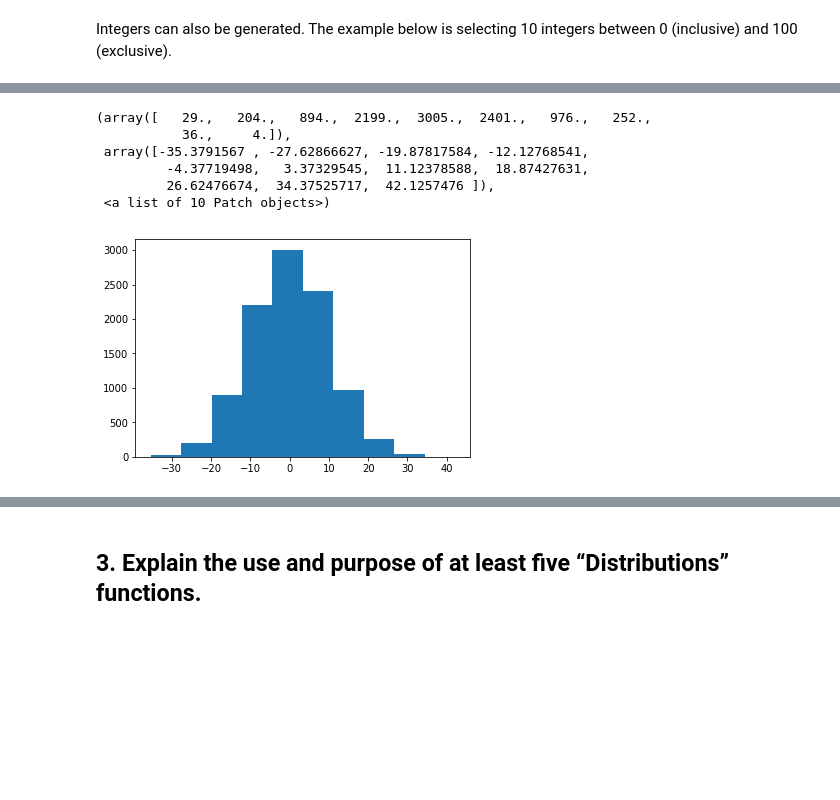
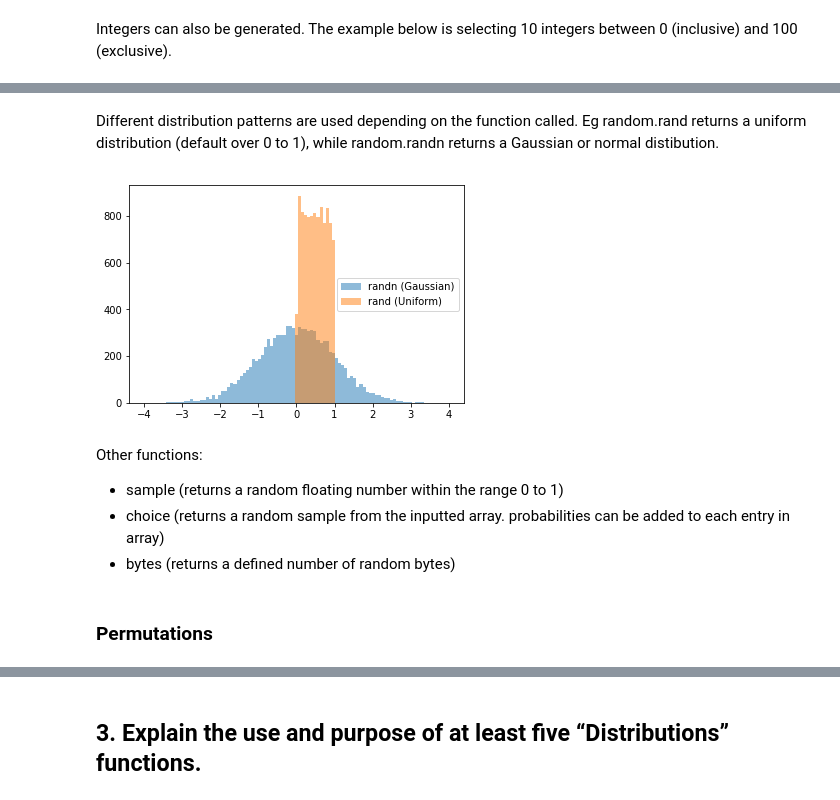
Before and after one commit to MKelly1303/GMIT_52465_Prog_Assignment1, a Jupyter notebook: 52465-Assignment_1_Mark_Kelly.ipynb, the cells around one changed output, grey strips where cells are left out. Cells and saved outputs as stored; diff of their text form; code cells hidden in the pictures; blank space fills up the shorter version.

```diff
--- a/52465-Assignment_1_Mark_Kelly.ipynb
+++ b/52465-Assignment_1_Mark_Kelly.ipynb
@@ -45,11 +46,22 @@ array([36, 63,  7, 44, 22, 74, 20, 76, 20, 17])
-# %%
-x = np.random.normal(0,10,10000)
-plt.hist(x)
-# %% [output]
-(array([   29.,   204.,   894.,  2199.,  3005.,  2401.,   976.,   252.,
-           36.,     4.]),
- array([-35.3791567 , -27.62866627, -19.87817584, -12.12768541,
-         -4.37719498,   3.37329545,  11.12378588,  18.87427631,
-         26.62476674,  34.37525717,  42.1257476 ]),
- <a list of 10 Patch objects>)
-[figure, removed]
+# %% [markdown]
+Different distribution patterns are used depending on the function called. Eg random.rand returns a uniform distribution (default over 0 to 1), while random.randn returns a Gaussian or normal distibution.
+# %%
+rndn = np.random.randn(10000)
+rnd = np.random.rand(10000)
+
+
+bins = np.linspace(-4, 4, 100)
+
+plt.hist(rndn, bins, alpha=0.5, label='randn (Gaussian)')
+plt.hist(rnd, bins, alpha=0.5, label='rand (Uniform)')
+plt.legend(loc='right')
+plt.show()
+# %% [output]
+[figure, added]
+# %% [markdown]
+Other functions:
+- sample (returns a random floating number within the range 0 to 1)
+- choice (returns a random sample from the inputted array. probabilities can be added to each entry in array)
+- bytes (returns a defined number of random bytes)
+# %% [markdown]
+### Permutations
```
Also changed, not shown: parts of 17 cells of this notebook.
